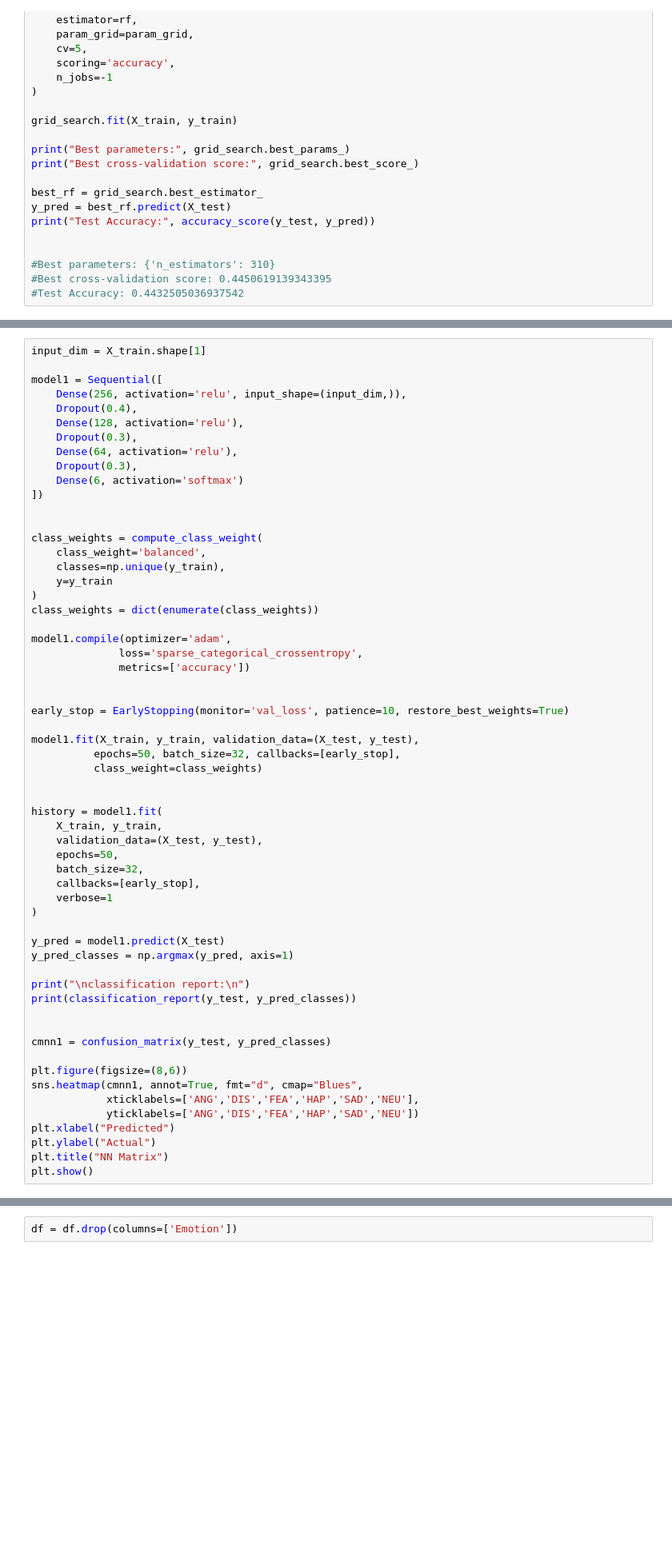
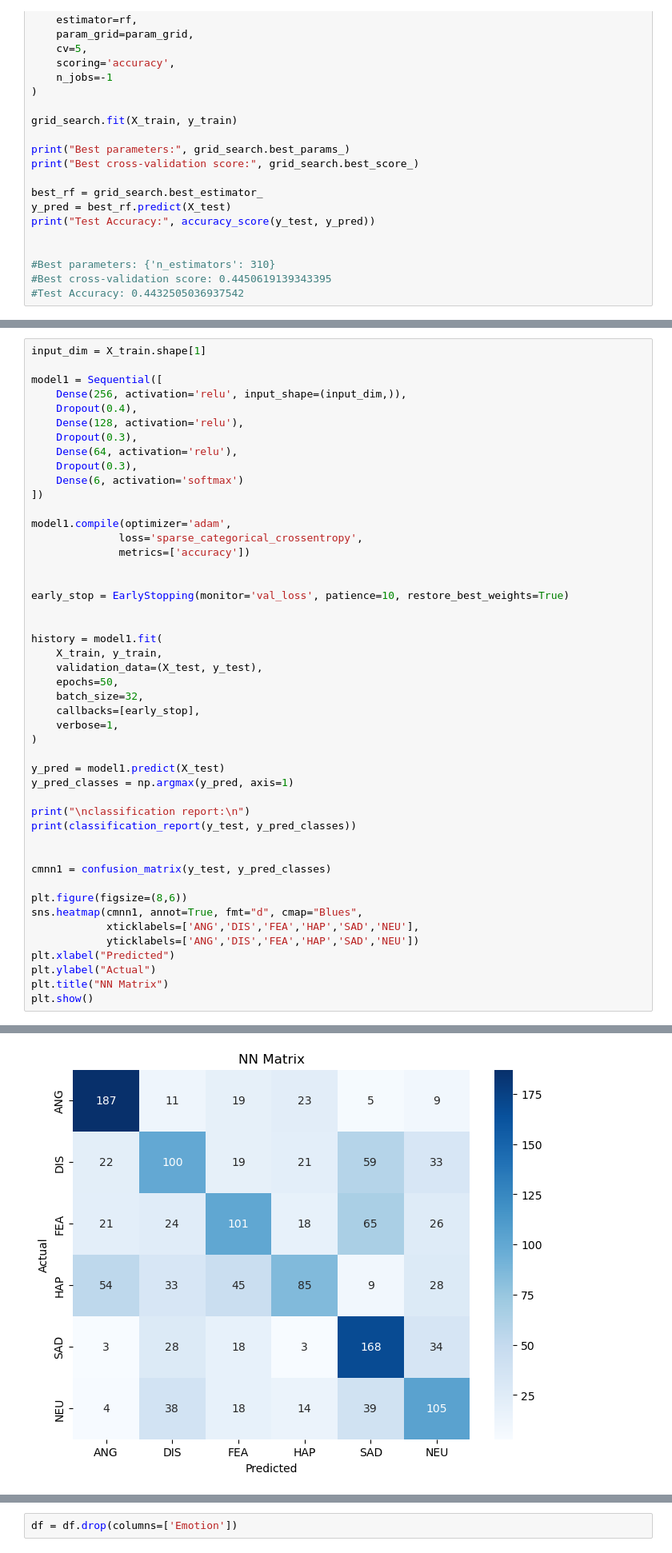
Before and after one commit to MilicaRadojevic/voice_emotion_recognition, a Jupyter notebook: src/notebooks/model-training.ipynb, the cells around one changed output, grey strips where cells are left out. Shown at 80% size. Drawn from its saved outputs; the diff is of its cells as text; blank space fills up the shorter version.

```diff
--- a/src/notebooks/model-training.ipynb
+++ b/src/notebooks/model-training.ipynb
@@ -238,24 +478,12 @@ model1 = Sequential([
     Dense(6, activation='softmax')
 ])
 
-
-class_weights = compute_class_weight(
-    class_weight='balanced',
-    classes=np.unique(y_train),
-    y=y_train
-)
-class_weights = dict(enumerate(class_weights))
-
 model1.compile(optimizer='adam',
               loss='sparse_categorical_crossentropy',
               metrics=['accuracy'])
 
 
 early_stop = EarlyStopping(monitor='val_loss', patience=10, restore_best_weights=True)
-
-model1.fit(X_train, y_train, validation_data=(X_test, y_test),
-          epochs=50, batch_size=32, callbacks=[early_stop],
-          class_weight=class_weights)
 
 
 history = model1.fit(
@@ -264,7 +492,7 @@ history = model1.fit(
     epochs=50,
     batch_size=32,
     callbacks=[early_stop],
-    verbose=1
+    verbose=1,
 )
 
 y_pred = model1.predict(X_test)
@@ -284,3 +512,4 @@ plt.xlabel("Predicted")
 plt.ylabel("Actual")
 plt.title("NN Matrix")
 plt.show()
+# %% [output]
@@ -287,3 +534,4 @@ plt.show()
+[figure, added]
 # %%
 param_grid = {
     'C': [0.1, 1, 5, 10, 15],
```
Also changed, not shown: parts of 53 cells of this notebook.
